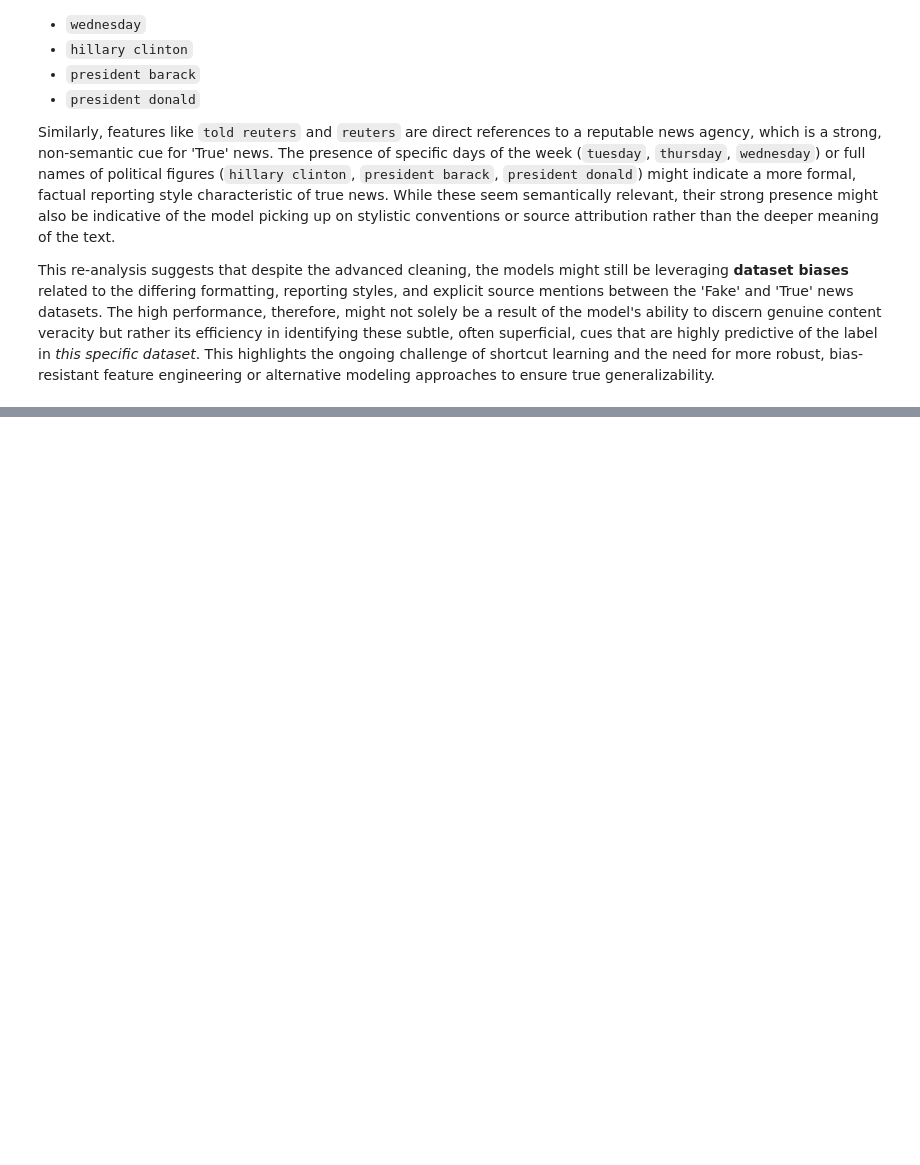
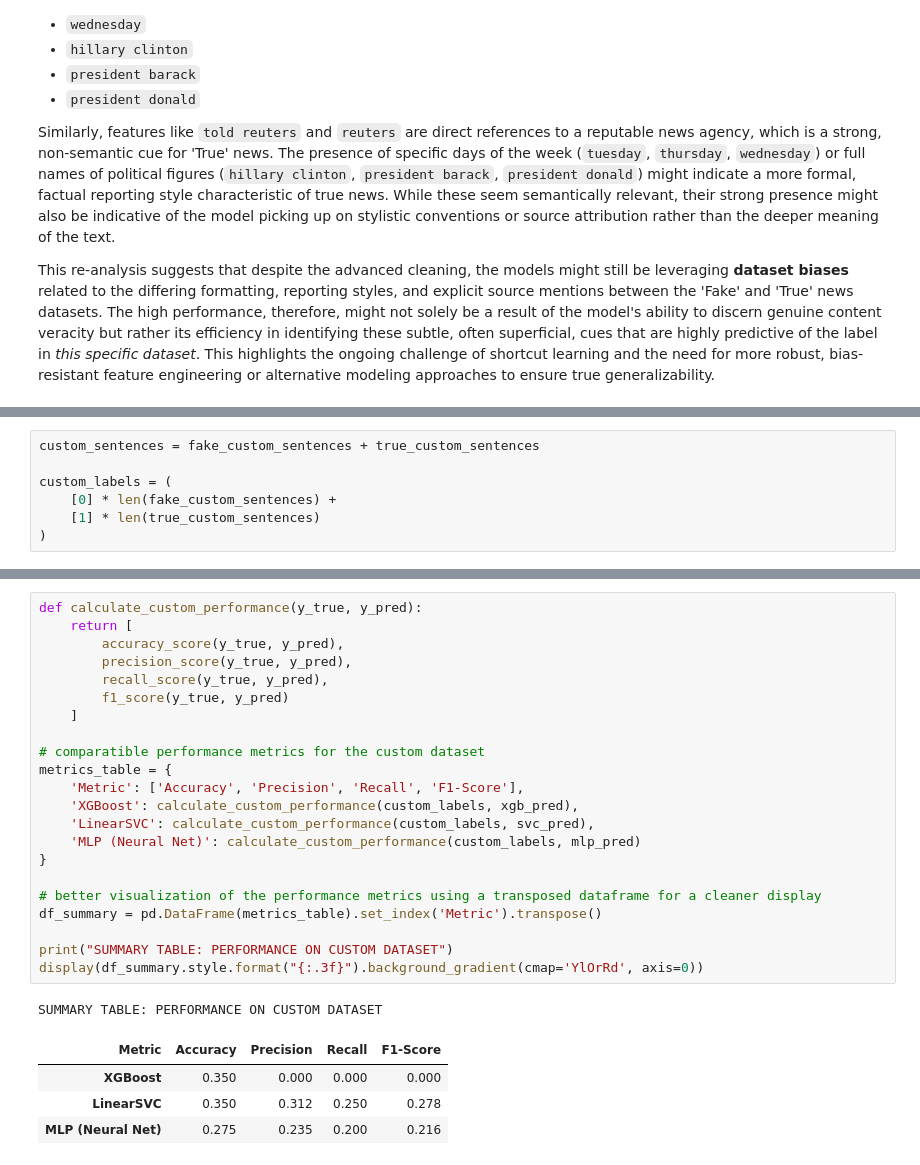
Before and after one commit to caemanuela/fake-news-classification, a Jupyter notebook: eda_ml_models_comparison.ipynb, the cells around one changed output, grey strips where cells are left out. Drawn from its saved outputs; the diff is of its cells as text; blank space fills up the shorter version.

Commit message:
added more custom sentences

```diff
--- a/eda_ml_models_comparison.ipynb
+++ b/eda_ml_models_comparison.ipynb
@@ -1074 +1129,8 @@ This re-analysis suggests that despite the advanced cleaning, the models might s
+# %%
+custom_sentences = fake_custom_sentences + true_custom_sentences
+
+custom_labels = (
+    [0] * len(fake_custom_sentences) +
+    [1] * len(true_custom_sentences)
+)
 # %%
@@ -1149 +1205,29 @@ LinearSVC predictions:
+# %%
+def calculate_custom_performance(y_true, y_pred):
+    return [
+        accuracy_score(y_true, y_pred),
+        precision_score(y_true, y_pred),
+        recall_score(y_true, y_pred),
+        f1_score(y_true, y_pred)
+    ]
+
+# comparatible performance metrics for the custom dataset
+metrics_table = {
+    'Metric': ['Accuracy', 'Precision', 'Recall', 'F1-Score'],
+    'XGBoost': calculate_custom_performance(custom_labels, xgb_pred),
+    'LinearSVC': calculate_custom_performance(custom_labels, svc_pred),
+    'MLP (Neural Net)': calculate_custom_performance(custom_labels, mlp_pred)
+}
+
+# better visualization of the performance metrics using a transposed dataframe for a cleaner display
+df_summary = pd.DataFrame(metrics_table).set_index('Metric').transpose()
+
+print("SUMMARY TABLE: PERFORMANCE ON CUSTOM DATASET")
+display(df_summary.style.format("{:.3f}").background_gradient(cmap='YlOrRd', axis=0))
+# %% [output]
+SUMMARY TABLE: PERFORMANCE ON CUSTOM DATASET
+| Metric | Accuracy | Precision | Recall | F1-Score |
+| XGBoost | 0.350 | 0.000 | 0.000 | 0.000 |
+| LinearSVC | 0.350 | 0.312 | 0.250 | 0.278 |
+| MLP (Neural Net) | 0.275 | 0.235 | 0.200 | 0.216 |
 # %% [markdown]
```
Also changed, not shown: parts of 11 cells of this notebook.
